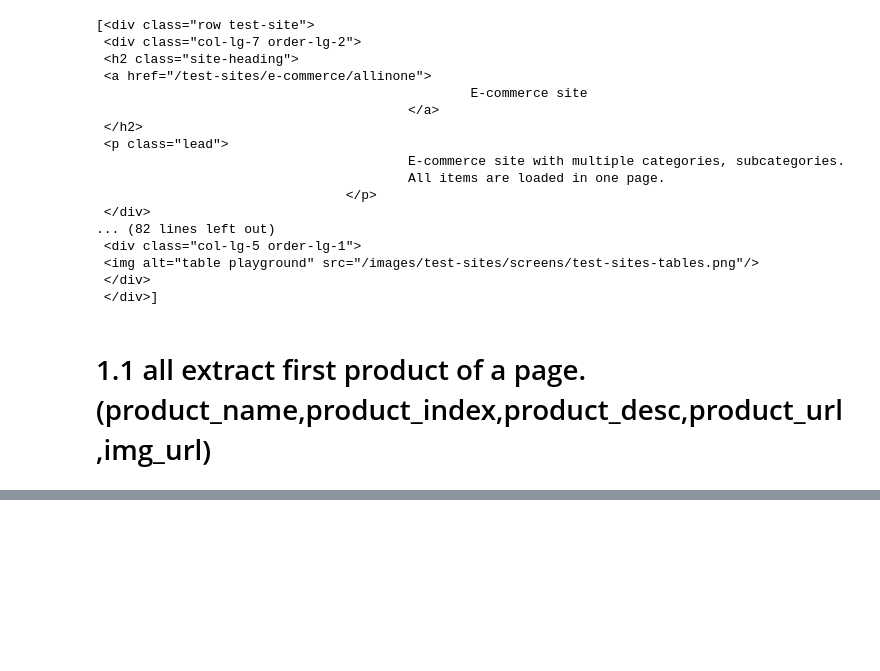
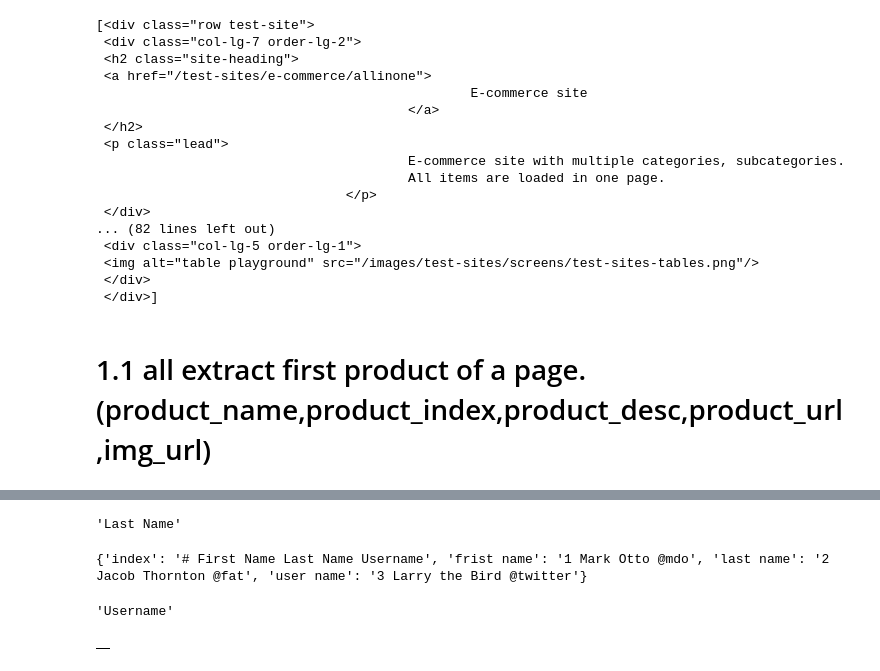
Before and after one commit to asifkasi/course-python-and-automation-by-kasi, a Jupyter notebook: Student's Folders/abdur rehman/web_scraping/other_website/webscraper.ipynb, the cells around one changed output, grey strips where cells are left out. Cells and saved outputs as stored; diff of their text form; code cells hidden in the pictures; blank space fills up the shorter version.

```diff
--- a/Student's Folders/abdur rehman/web_scraping/other_website/webscraper.ipynb
+++ b/Student's Folders/abdur rehman/web_scraping/other_website/webscraper.ipynb
@@ -250,0 +300,10 @@ df.to_csv('webscraper.csv',mode='a+',index=False)
+# %%
+row = var[0].find_all('tr')[1]
+cells = row.find_all('td')
+
+number = cells[0].text.strip()      # '1'
+first_name = cells[1].text.strip()  # 'Mark'
+last_name = cells[2].text.strip()   # 'Otto'
+username = cells[3].text.strip()    # '@mdo'
+
+print(f"{number} {first_name} {last_name} {username}")
@@ -250,0 +336,44 @@ df.to_csv('webscraper.csv',mode='a+',index=False)
+# %%
+row = var[0].find_all('th')[2].text
+row
+# %% [output]
+'Last Name'
+# %%
+dict ['index']= row = var[0].find_all('tr')[0].text.strip().replace('\n',' ')
+dict ['frist name']=row = var[0].find_all('tr')[1].text.strip().replace('\n',' ')
+dict ['last name']=row = var[0].find_all('tr')[2].text.strip().replace('\n',' ')
+dict ['user name']=row = var[0].find_all('tr')[3].text.strip().replace('\n',' ')
+
+print(dict)
+# %% [output]
+{'index': '# First Name Last Name Username', 'frist name': '1 Mark Otto @mdo', 'last name': '2 Jacob Thornton @fat', 'user name': '3 Larry the Bird @twitter'}
+# %%
+row = var[0].find_all('th')[3].text
+row
+# %% [output]
+'Username'
+# %%
+rows = table.find_all('tr')
+# %%
+# Extract data
+data = []
+for row in rows[0:4]:  # Skip header row
+    cells = row.find_all('td')
+    dict={
+    'index':'',
+    'frist name':'',
+    'last name':'',
+    'user name':'',
+    }
+    if cells:
+        row_data = [cell.text.strip() for cell in cells]
+        data.append(row_data)
+# %%
+import pandas as pd
+
+df = pd.DataFrame(data)
+df
+df.to_csv('table q4_1.csv',index=False)
+df
+# %% [output]
+|  |
```
Also changed, not shown: parts of 11 cells of this notebook, 5 other files.
